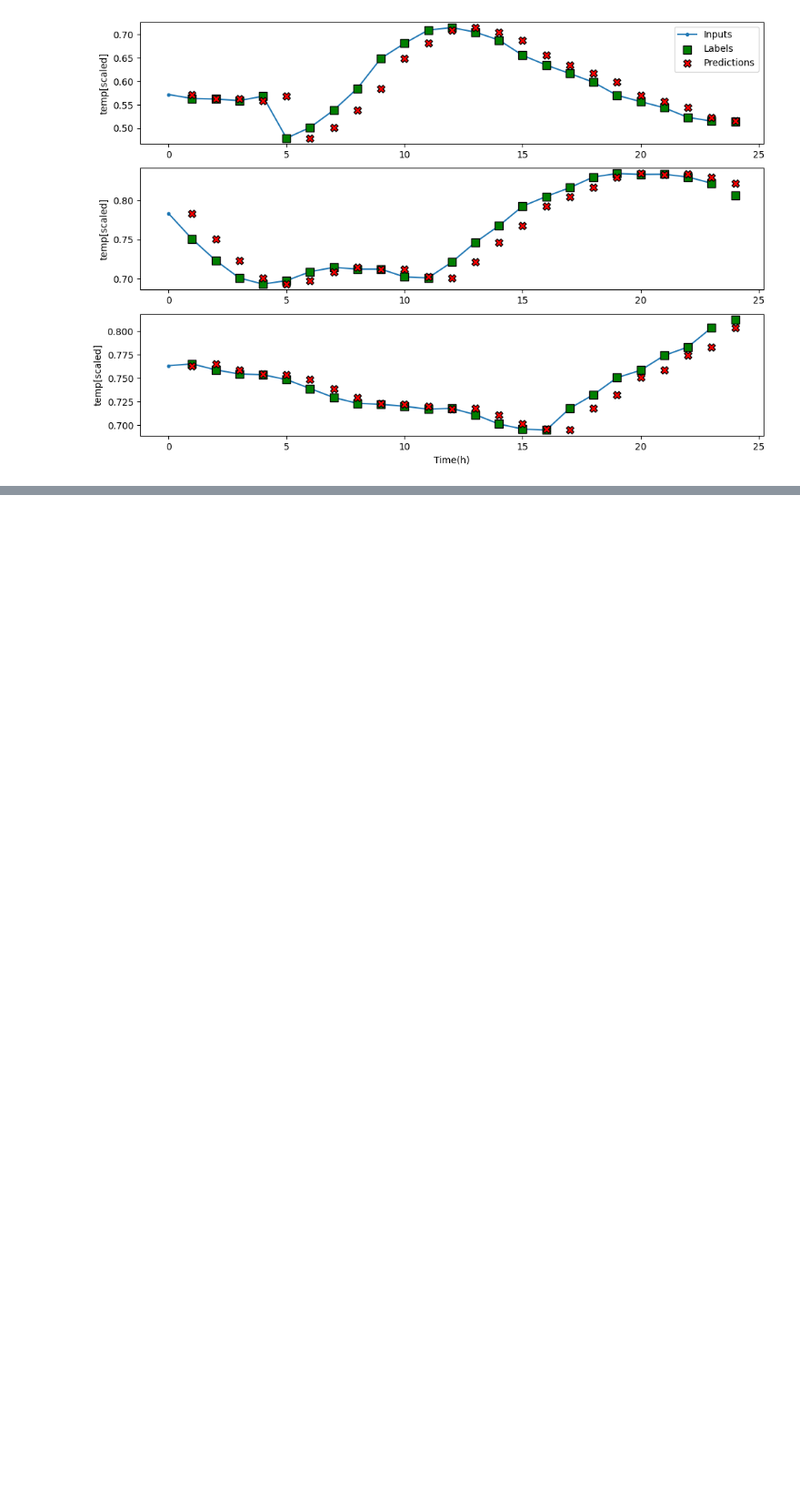
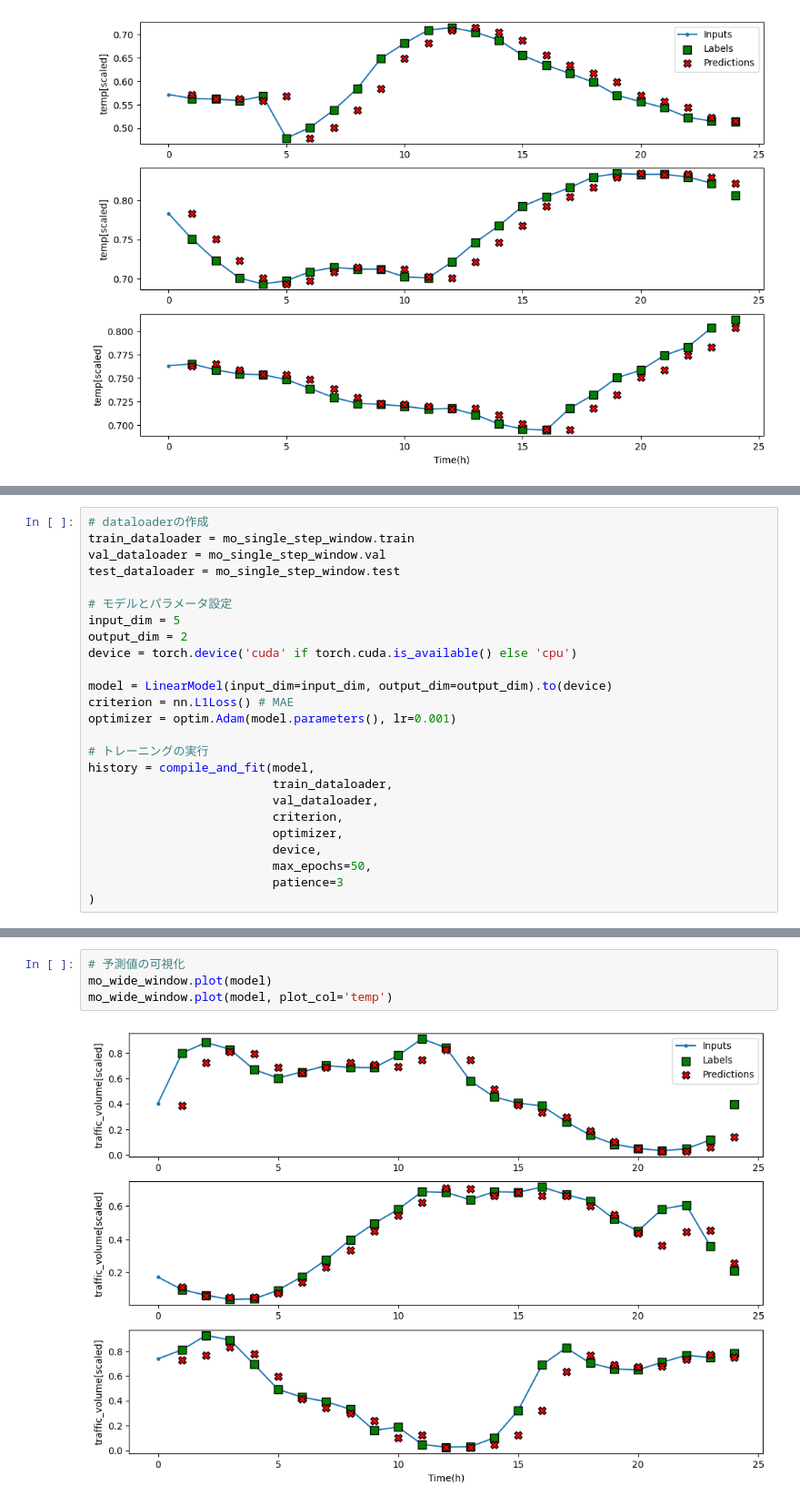
Before and after one commit to Shunta6855/Time-Series-Forecasting, a Jupyter notebook: notebook/chapter-13&14.ipynb, the cells around one changed output, grey strips where cells are left out. Shown at 91% size. Drawn from its saved outputs; the diff is of its cells as text; blank space fills up the shorter version.

```diff
--- a/notebook/chapter-13&14.ipynb
+++ b/notebook/chapter-13&14.ipynb
@@ -247,0 +426,25 @@ mo_wide_window.plot(mo_baseline_last, plot_col='temp')
+# %%
+# dataloaderの作成
+train_dataloader = mo_single_step_window.train
+val_dataloader = mo_single_step_window.val
+test_dataloader = mo_single_step_window.test
+
+# モデルとパラメータ設定
+input_dim = 5
+output_dim = 2
+device = torch.device('cuda' if torch.cuda.is_available() else 'cpu')
+
+model = LinearModel(input_dim=input_dim, output_dim=output_dim).to(device)
+criterion = nn.L1Loss() # MAE
+optimizer = optim.Adam(model.parameters(), lr=0.001)
+
+# トレーニングの実行
+history = compile_and_fit(model,
+                          train_dataloader,
+                          val_dataloader,
+                          criterion,
+                          optimizer,
+                          device,
+                          max_epochs=50,
+                          patience=3
+)
@@ -247,0 +471,6 @@ mo_wide_window.plot(mo_baseline_last, plot_col='temp')
+# %%
+# 予測値の可視化
+mo_wide_window.plot(model)
+mo_wide_window.plot(model, plot_col='temp')
+# %% [output]
+[figure, added]
```
Also changed, not shown: parts of 23 cells of this notebook, 1 other file.
